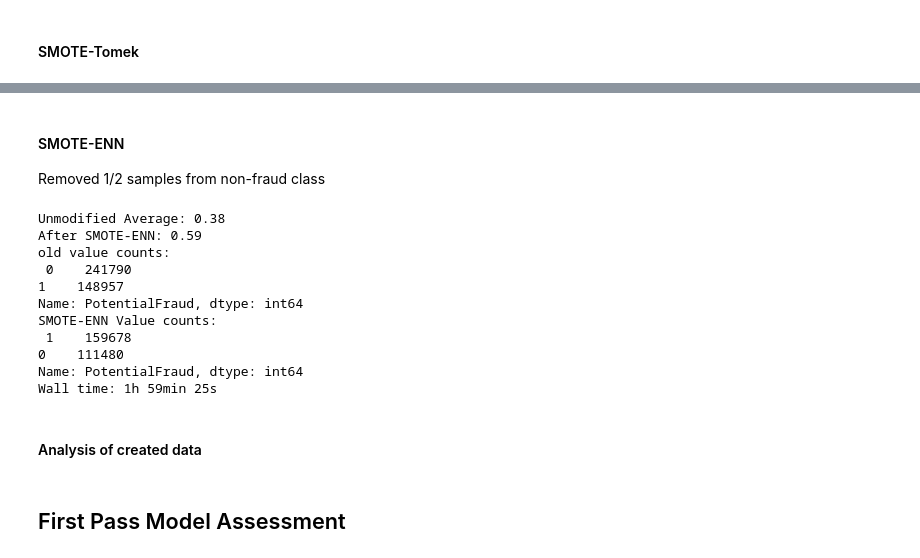
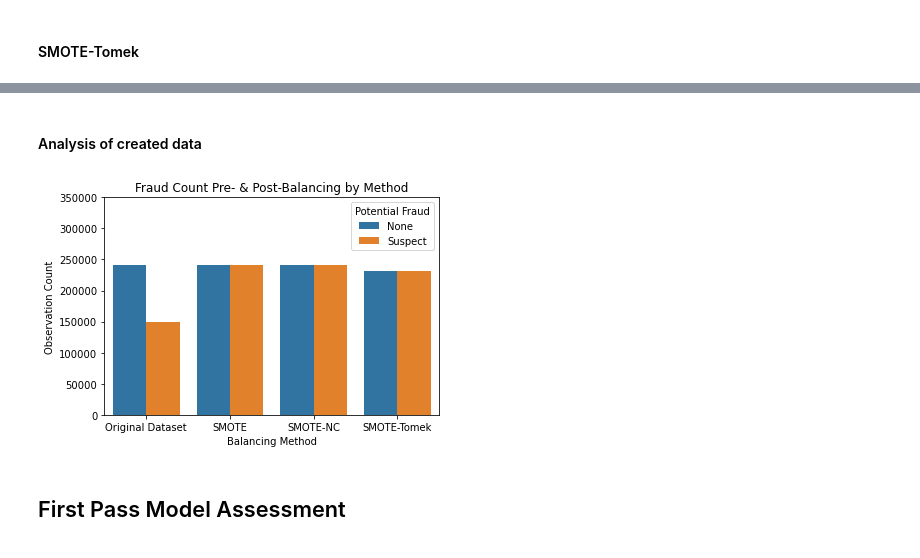
Before and after one commit to jwelch1123/healthcare_fraud_detection, a Jupyter notebook: healthcare_fraud.ipynb, the cells around one changed output, grey strips where cells are left out. Cells and saved outputs as stored; diff of their text form; code cells hidden in the pictures.

Commit message:
changed SMOTE balancing methods, created graphic, next step, assess on Ml algorithms

```diff
--- a/healthcare_fraud.ipynb
+++ b/healthcare_fraud.ipynb
@@ -1740,32 +1739,3 @@ Wall time: 1h 42min 47s
-# %% [markdown]
-#### SMOTE-ENN
-
-Removed 1/2 samples from non-fraud class
-# %%
-%%time
-# 2hr
-
-# Runs _ mintues
-smtenn = SMOTEENN(n_jobs=-1)
-tree_train_smtenn , target_train_smtenn = smtenn.fit_resample(X=tree_train,y= target_train)
-
-print("Unmodified Average: {:.2f}".format(target_train.mean()))
-print("After SMOTE-ENN: {:.2f}".format(target_train_smtenn.mean()))
-
-print('old value counts:\n {}'.format(target_train.value_counts()))
-print("SMOTE-ENN Value counts:\n {}".format(target_train_smtenn.value_counts()))
-# %% [output]
-Unmodified Average: 0.38
-After SMOTE-ENN: 0.59
-old value counts:
- 0    241790
-1    148957
-Name: PotentialFraud, dtype: int64
-SMOTE-ENN Value counts:
- 1    159678
-0    111480
-Name: PotentialFraud, dtype: int64
-Wall time: 1h 59min 25s
 # %% [markdown]
 #### Analysis of created data
 # %%
@@ -1781,6 +1749,28 @@ target_train_smtnc
 
 
 # bar graph with counts and graph with average after sampling.
+# %%
+origin  = target_train.value_counts().reset_index()
+smote   = target_train_smote.value_counts().reset_index()
+smotenc = target_train_smtnc.value_counts().reset_index()
+tomek   = target_train_smtmk.value_counts().reset_index()
+upsampling = pd.concat([origin,smote,smotenc, tomek],axis = 0).rename({"index":"Potential Fraud","PotentialFraud":"Observation Count"},axis=1)
+upsampling['Sampling Method'] = ["Original Dataset"]*2 +["SMOTE"]*2 + ["SMOTE-NC"]*2 + ["SMOTE-Tomek"]*2
+upsampling = upsampling.replace({"Potential Fraud":{0:"None",1:"Suspect"}})
+
+
+
+sns.barplot(x='Sampling Method',
+            y="Observation Count",
+            hue='Potential Fraud',
+            data = upsampling)
+plt.ylim(0,350000)
+plt.title("Fraud Count Pre- & Post-Balancing by Method")
+plt.xlabel("Balancing Method")
+
+plt.savefig('./post_sampling.png')
+# %% [output]
+[figure, added]
 # %% [markdown]
 ## First Pass Model Assessment <a id='firstpass'></a>
 # %%
```
Also changed, not shown: parts of 6 cells of this notebook, 1 other file.
